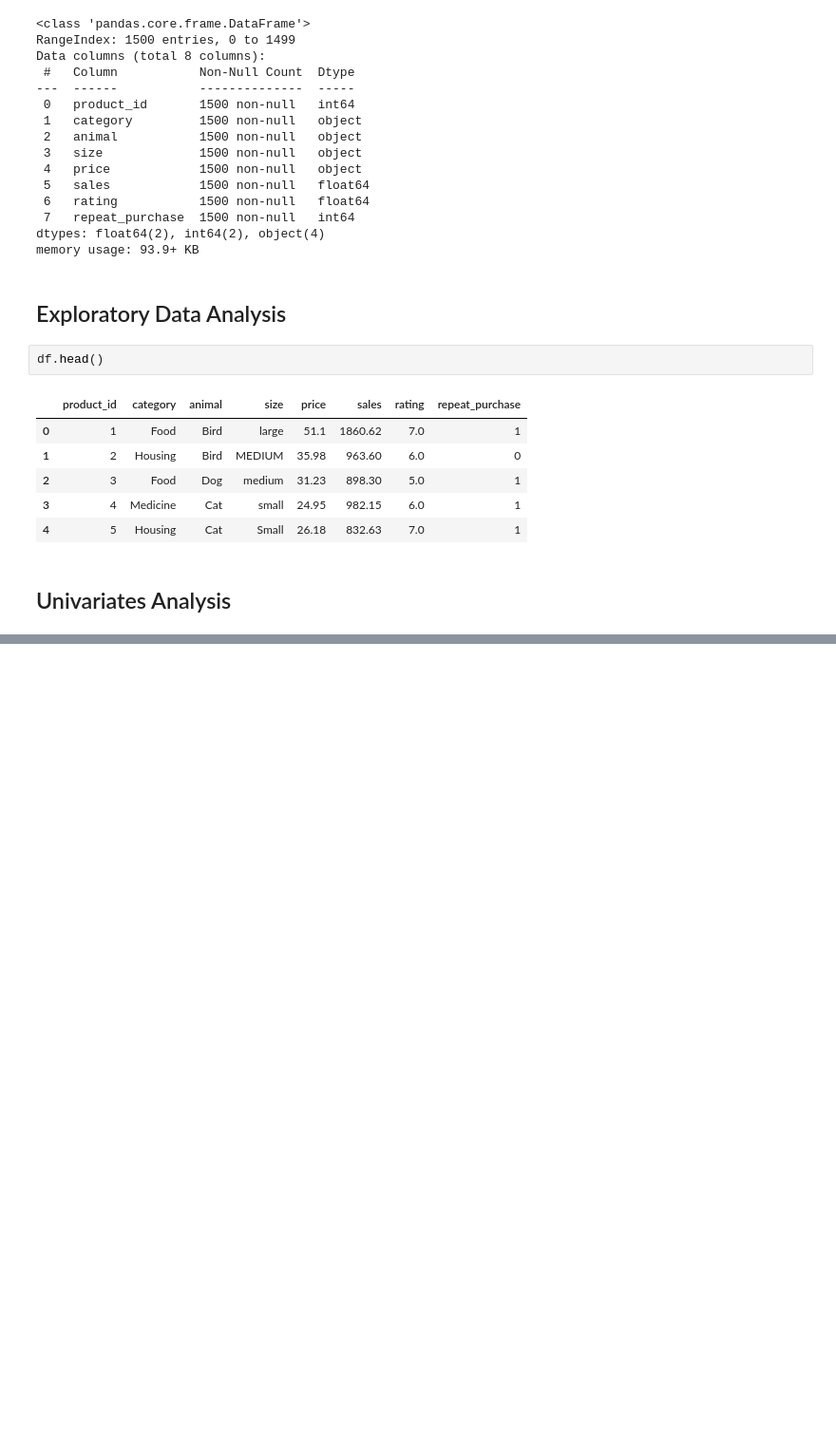
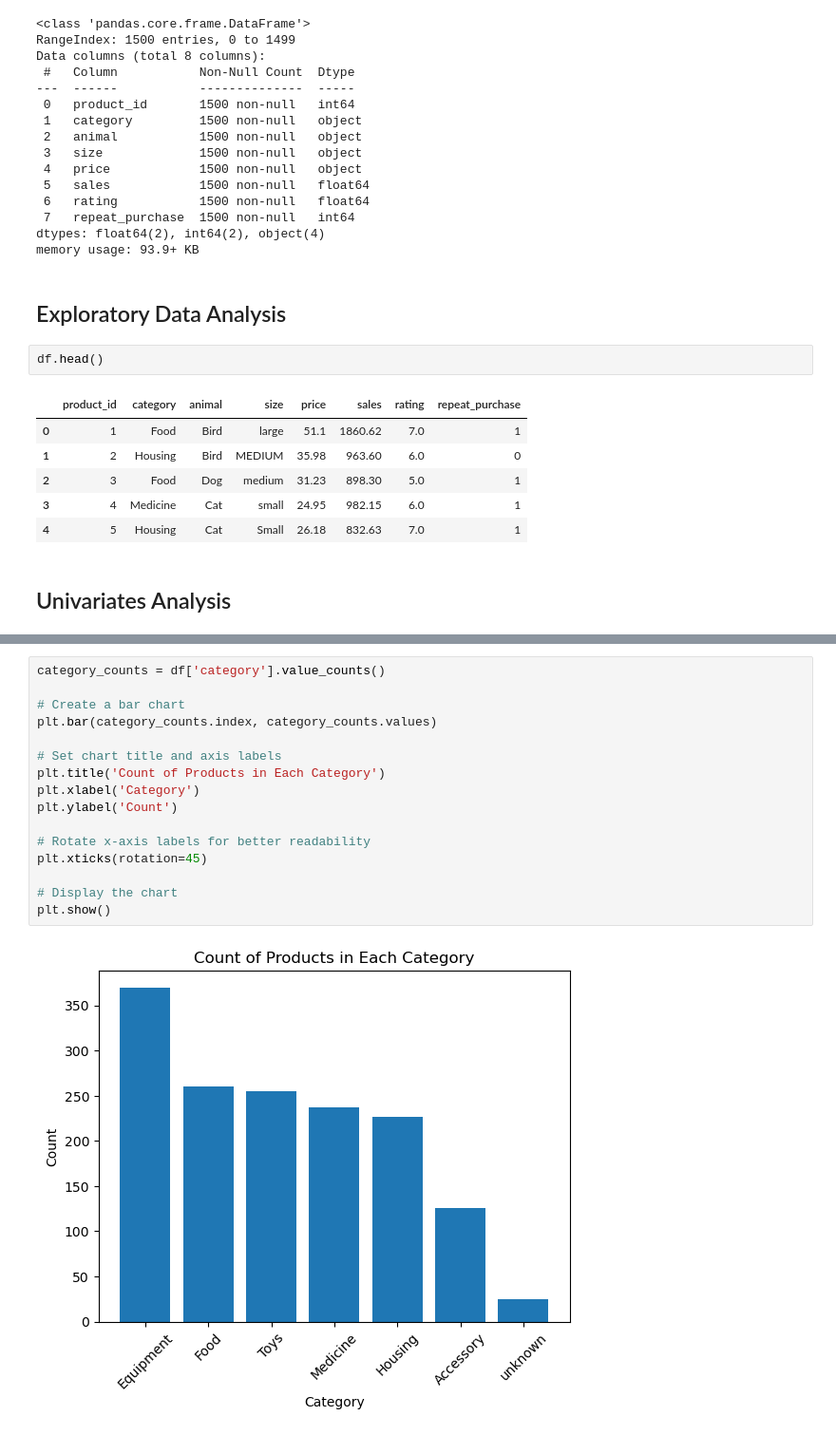
Before and after one commit to LoveRedemption/Pet_supply_analysis, a Jupyter notebook: Pet_Box.ipynb, the cells around one changed output, grey strips where cells are left out. Shown: that part at 95% size. Drawn from its saved outputs; the diff is of its cells as text; blank space fills up the shorter version.

```diff
--- a/Pet_Box.ipynb
+++ b/Pet_Box.ipynb
@@ -250,0 +283,18 @@ df.head()
+# %%
+category_counts = df['category'].value_counts()
+
+# Create a bar chart
+plt.bar(category_counts.index, category_counts.values)
+
+# Set chart title and axis labels
+plt.title('Count of Products in Each Category')
+plt.xlabel('Category')
+plt.ylabel('Count')
+
+# Rotate x-axis labels for better readability
+plt.xticks(rotation=45)
+
+# Display the chart
+plt.show()
+# %% [output]
+[figure, added]
```
Also changed, not shown: parts of 8 cells of this notebook.
